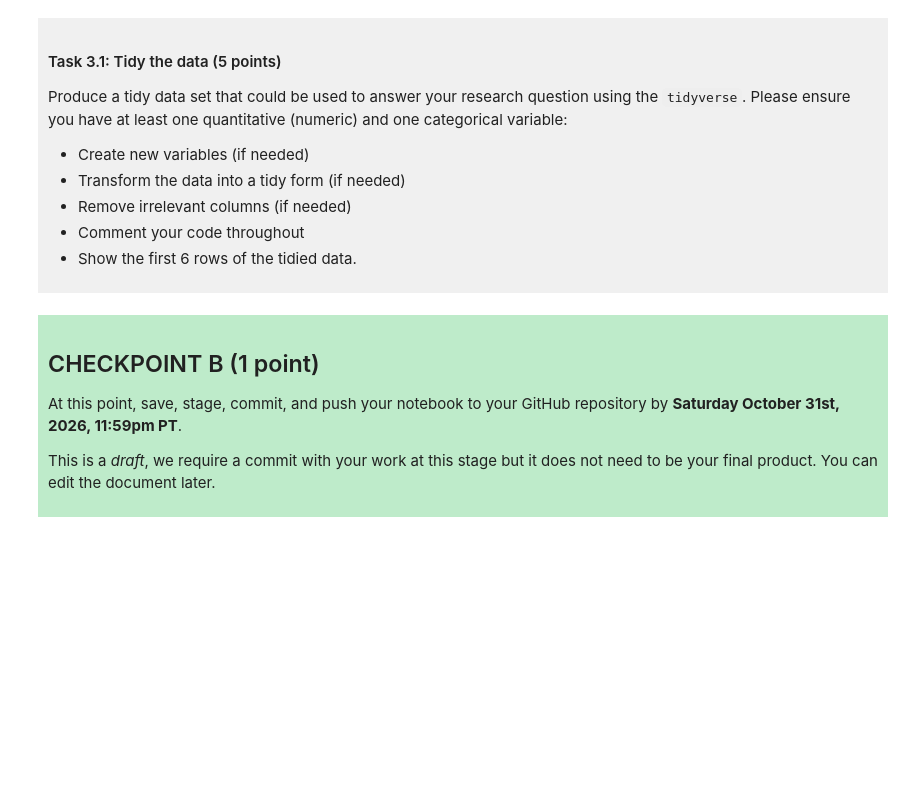
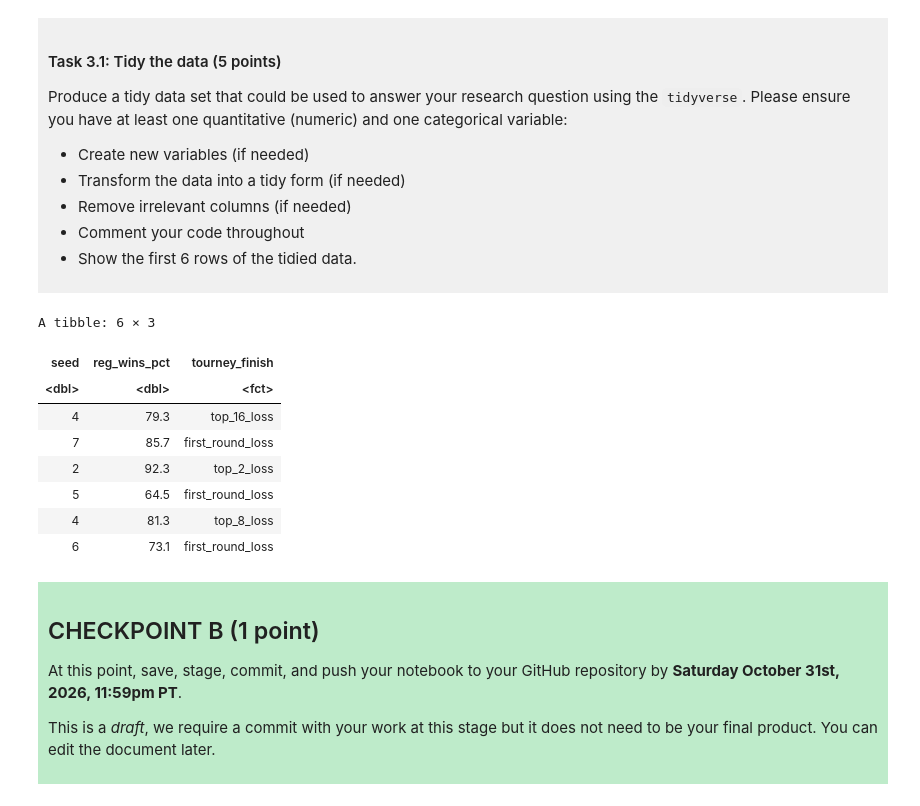
Before and after one commit to hsainali/dsci-100-project-husain-ali, a Jupyter notebook: dsci-100-project-notebook.ipynb, the cells around one changed output. Drawn from its saved outputs; the diff is of its cells as text; code cells hidden in the pictures; blank space fills up the shorter version.

```diff
--- a/dsci-100-project-notebook.ipynb
+++ b/dsci-100-project-notebook.ipynb
@@ -189,7 +211,21 @@ Produce a tidy data set that could be used to answer your research question usin
 
 </div>
 # %%
-### EDIT THIS CODE CELL ###
+data_tidy <- data |>
+select(seed, reg_wins_pct, tourney_finish) |> #selecting the columns needed to answer the research question.
+filter(seed > 0) |> # keeping the rows where seeds are > 0.
+mutate(tourney_finish = as_factor(tourney_finish)) # turning the category we are predicting into a factor instead of text.
+head(data_tidy)
+# %% [output]
+A tibble: 6 × 3
+| seed | reg_wins_pct | tourney_finish |
+| <dbl> | <dbl> | <fct> |
+| 4 | 79.3 | top_16_loss |
+| 7 | 85.7 | first_round_loss |
+| 2 | 92.3 | top_2_loss |
+| 5 | 64.5 | first_round_loss |
+| 4 | 81.3 | top_8_loss |
+| 6 | 73.1 | first_round_loss |
 # %% [markdown]
 <div style="background-color: #beebca; padding: 10px;">
 
```
Also changed, not shown: parts of 5 cells of this notebook.
